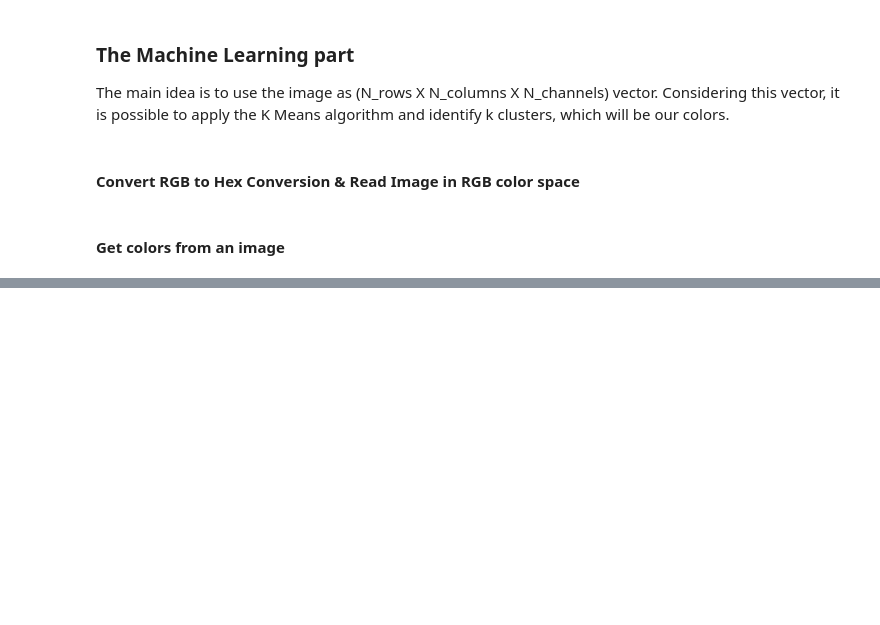
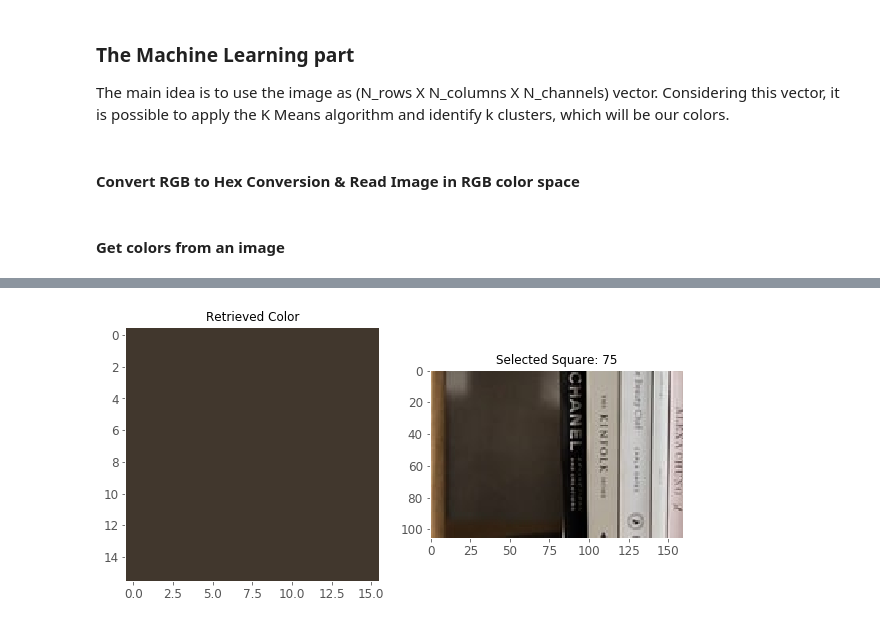
Before and after one commit to ochoa-jessica/Image_Color_Identification, a Jupyter notebook: ImageColorIdentification.ipynb, the cells around one changed output, grey strips where cells are left out. Cells and saved outputs as stored; diff of their text form; code cells hidden in the pictures; blank space fills up the shorter version.

```diff
--- a/ImageColorIdentification.ipynb
+++ b/ImageColorIdentification.ipynb
@@ -88,0 +147,4 @@ plt.pie(counts.values(), labels = hex_colors, colors = hex_colors)
+# %%
+best_color_plot(75)
+# %% [output]
+[figure, added]
```
Also changed, not shown: parts of 19 cells of this notebook.
